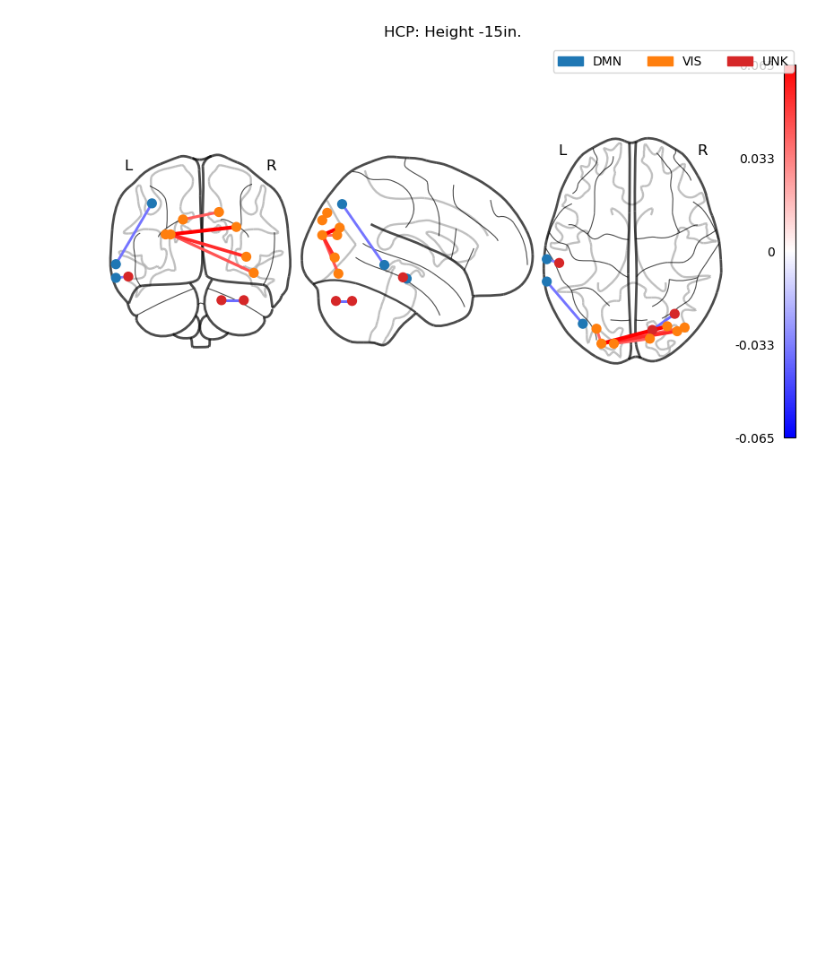
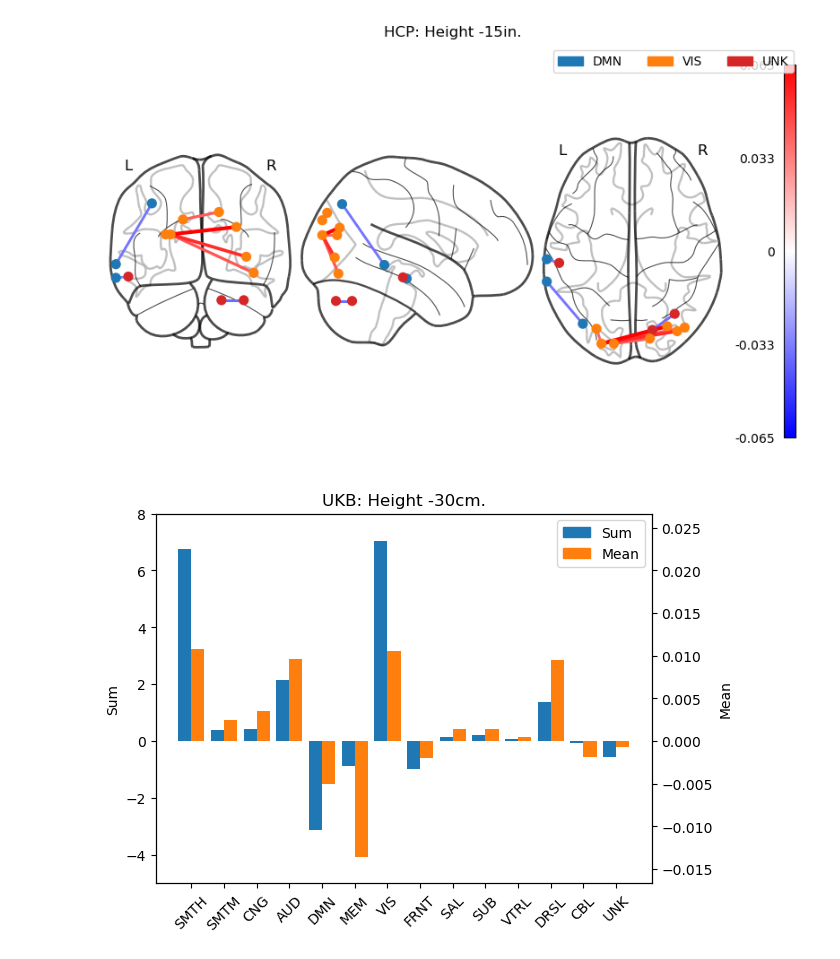
Before and after one commit to aorliche/PNC, a Jupyter notebook: AD/AD1UKB_HCP_ChangeGraphs.ipynb, the cells around one changed output. Saved outputs shown, nothing was run; the diff lists cells and outputs as text; code cells hidden in the pictures; blank space fills up the shorter version.

```diff
--- a/AD/AD1UKB_HCP_ChangeGraphs.ipynb
+++ b/AD/AD1UKB_HCP_ChangeGraphs.ipynb
@@ -156,3 +156,40 @@ top_edges = '''25945 131 139 VIS VIS 0.06527285113674382
 makefigedges(title, top_edges, 'HCP')
 # %% [output]
 [figure]
+# %%
+title = 'UKB: Height -30cm.'
+sums = '''6.75188145286365
+0.37333520014592336
+0.424251338917328
+2.140619439027663
+-3.114516047005009
+-0.8821975331634127
+7.036460183109996
+-0.9830540676044878
+0.12963849887439843
+0.206123439545776
+0.05836989226186573
+1.3833526968110654
+-0.06664850782044074
+-0.5528718511179425'''.split()
+sums = [float(s) for s in sums]
+means = '''0.010783611778367373
+0.002432703639926415
+0.003483732812156799
+0.009642435659408297
+-0.005051519600630814
+-0.013597378151382709
+0.01053453885194895
+-0.0019652585663753287
+0.0014235150133422364
+0.001397330388090566
+0.0005162434730172018
+0.009531316083157227
+-0.0018554555196620458
+-0.0007051936876504368'''.split()
+means = [float(m) for m in means]
+lim = [-5, 8]
+
+makefig(title, sums, means, lim, 'UKB')
+# %% [output]
+[figure, added]
```
Also changed, not shown: parts of 2 cells of this notebook, 2 other files.
